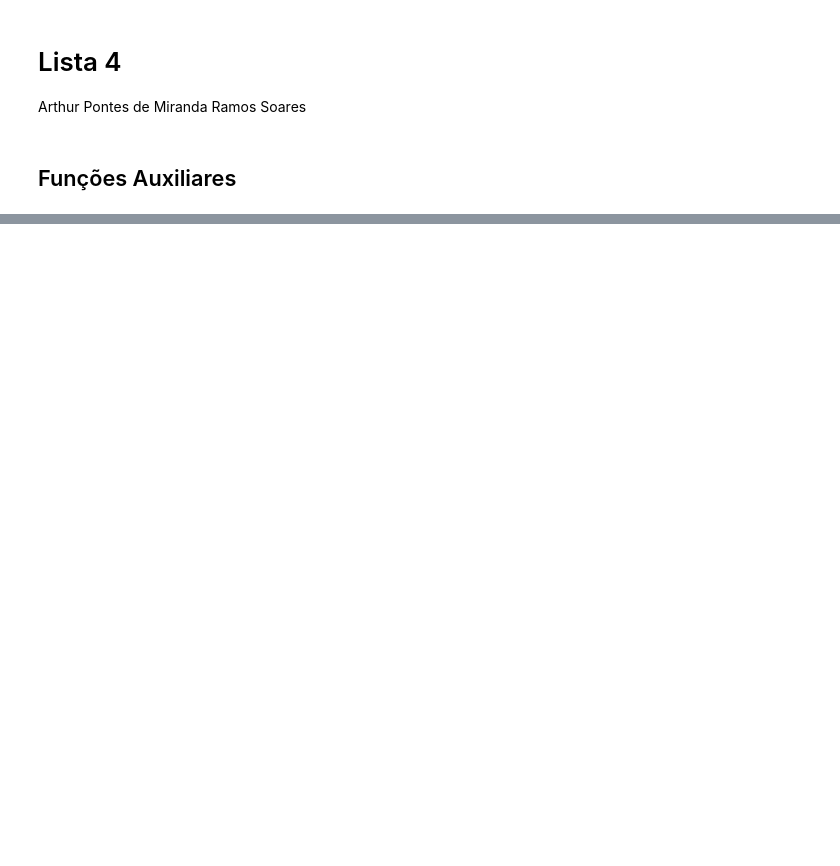
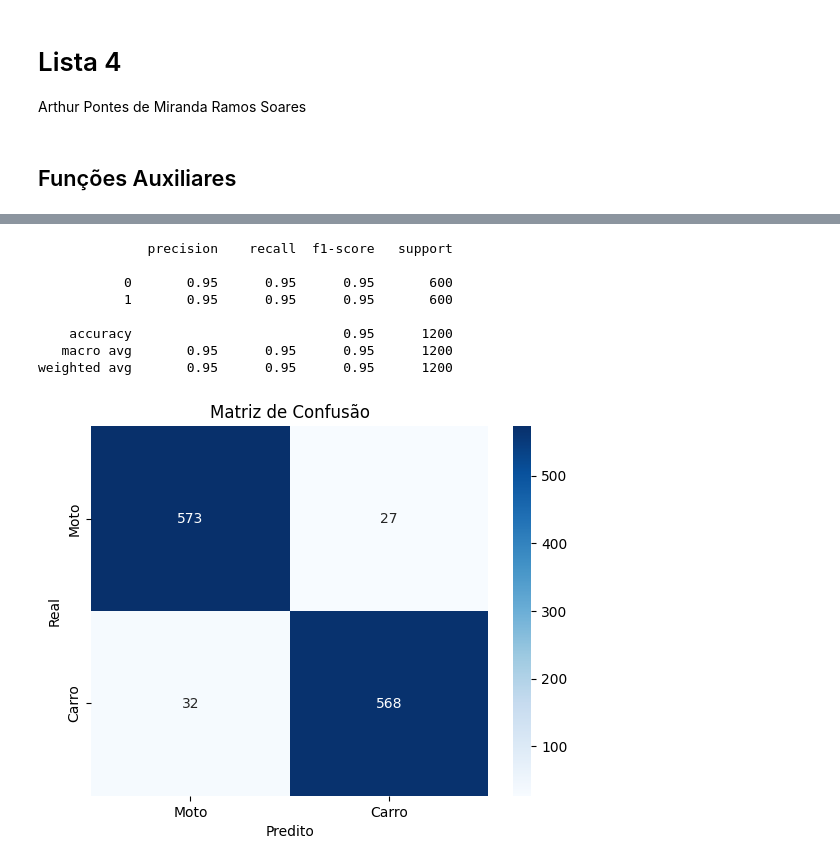
Before and after one commit to Arthurpmrs/cv, a Jupyter notebook: lista4/lista4.ipynb, the cells around one changed output, grey strips where cells are left out. Drawn from its saved outputs; the diff is of its cells as text; code cells hidden in the pictures; blank space fills up the shorter version.

```diff
--- a/lista4/lista4.ipynb
+++ b/lista4/lista4.ipynb
@@ -94,0 +155,20 @@ print(classification_report(y_test, y_pred))
+# %%
+labels = ['Moto', 'Carro']
+features: pd.DataFrame = extract_features(hog, Path('./dataset1'))
+y_pred, df_test = train_svm(features)
+# %%
+# Acurácia e Matriz de Confusão
+result = classification_report(df_test['label'], y_pred)
+print(result)
+
+generate_cm(df_test['label'], y_pred, labels)
+# %% [output]
+              precision    recall  f1-score   support
+
+           0       0.95      0.95      0.95       600
+           1       0.95      0.95      0.95       600
+
+    accuracy                           0.95      1200
+   macro avg       0.95      0.95      0.95      1200
+weighted avg       0.95      0.95      0.95      1200
+[figure, added]
```
Also changed, not shown: parts of 24 cells of this notebook, 2 other files.
